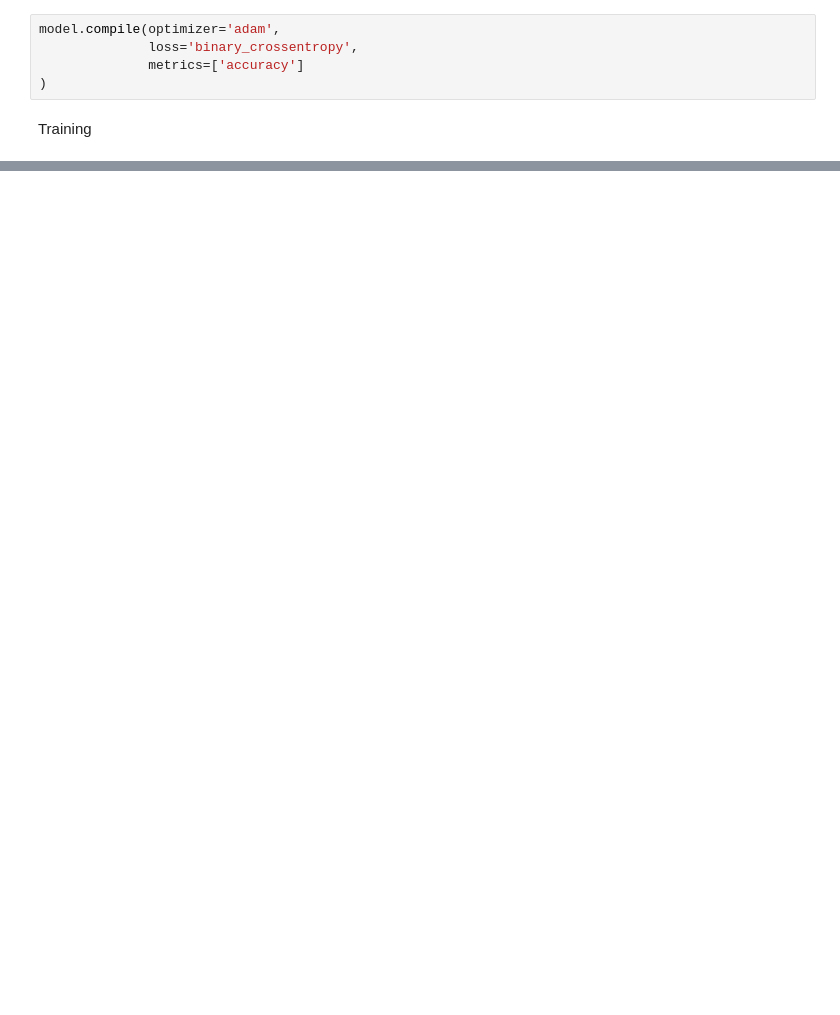
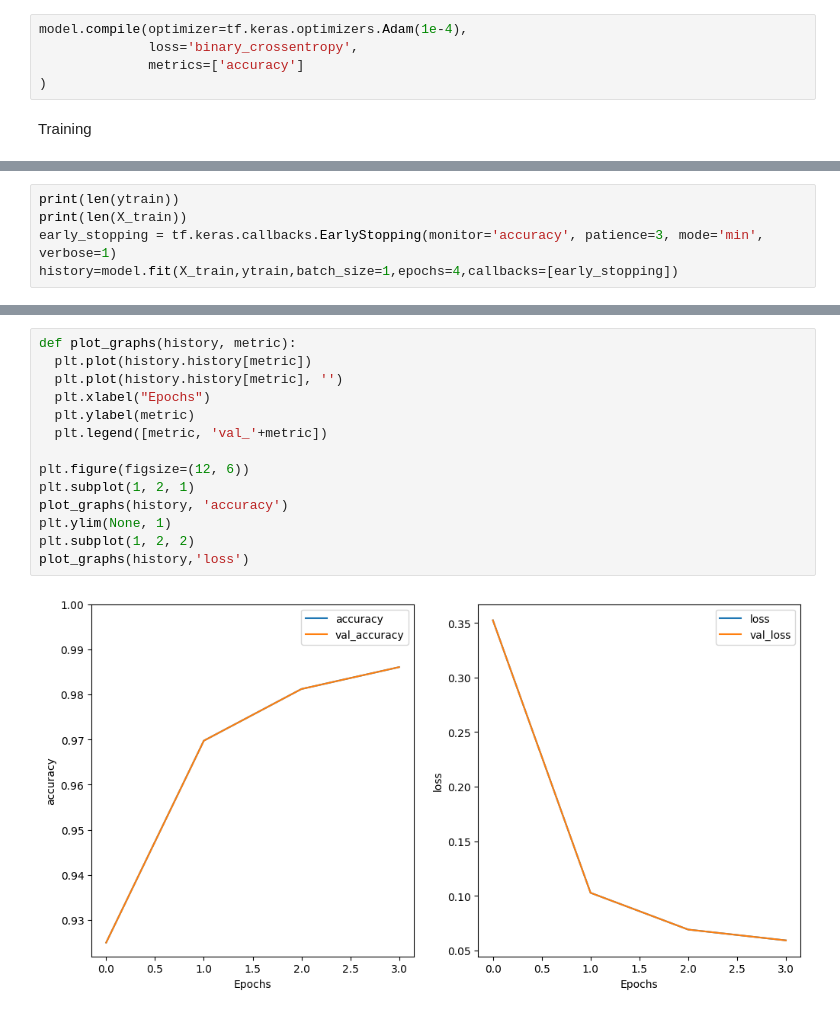
Before and after one commit to AlvaroMonteroB/Deep_Learning, a Jupyter notebook: Temas Selectos/P2/CNN/main.ipynb, the cells around one changed output, grey strips where cells are left out. Cells and saved outputs as stored; diff of their text form; blank space fills up the shorter version.

```diff
--- a/Temas Selectos/P2/CNN/main.ipynb
+++ b/Temas Selectos/P2/CNN/main.ipynb
@@ -115,7 +106,7 @@ Trainable params: 1741825 (6.64 MB)
 Non-trainable params: 0 (0.00 Byte)
 _________________________________________________________________
 # %%
-model.compile(optimizer='adam',
+model.compile(optimizer=tf.keras.optimizers.Adam(1e-4),
               loss='binary_crossentropy',
               metrics=['accuracy']
 )
@@ -134,0 +150,5 @@ ValueError: in user code:
+# %%
+print(len(ytrain))
+print(len(X_train))
+early_stopping = tf.keras.callbacks.EarlyStopping(monitor='accuracy', patience=3, mode='min', verbose=1)
+history=model.fit(X_train,ytrain,batch_size=1,epochs=4,callbacks=[early_stopping])
@@ -134,0 +176,16 @@ ValueError: in user code:
+# %%
+def plot_graphs(history, metric):
+  plt.plot(history.history[metric])
+  plt.plot(history.history[metric], '')
+  plt.xlabel("Epochs")
+  plt.ylabel(metric)
+  plt.legend([metric, 'val_'+metric])
+
+plt.figure(figsize=(12, 6))
+plt.subplot(1, 2, 1)
+plot_graphs(history, 'accuracy')
+plt.ylim(None, 1)
+plt.subplot(1, 2, 2)
+plot_graphs(history,'loss')
+# %% [output]
+[figure, added]
```
Also changed, not shown: parts of 12 cells of this notebook, 8 other files.
